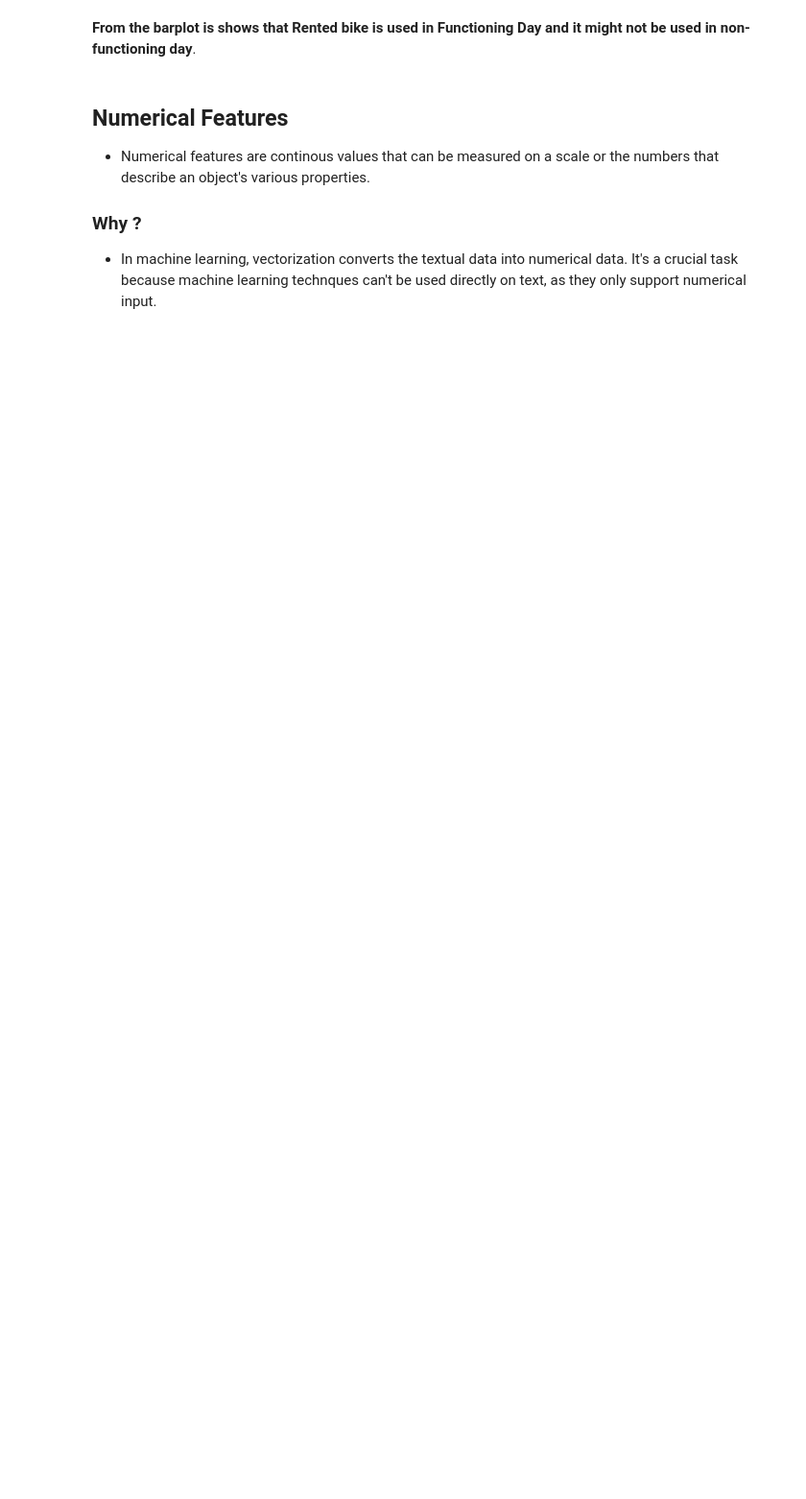
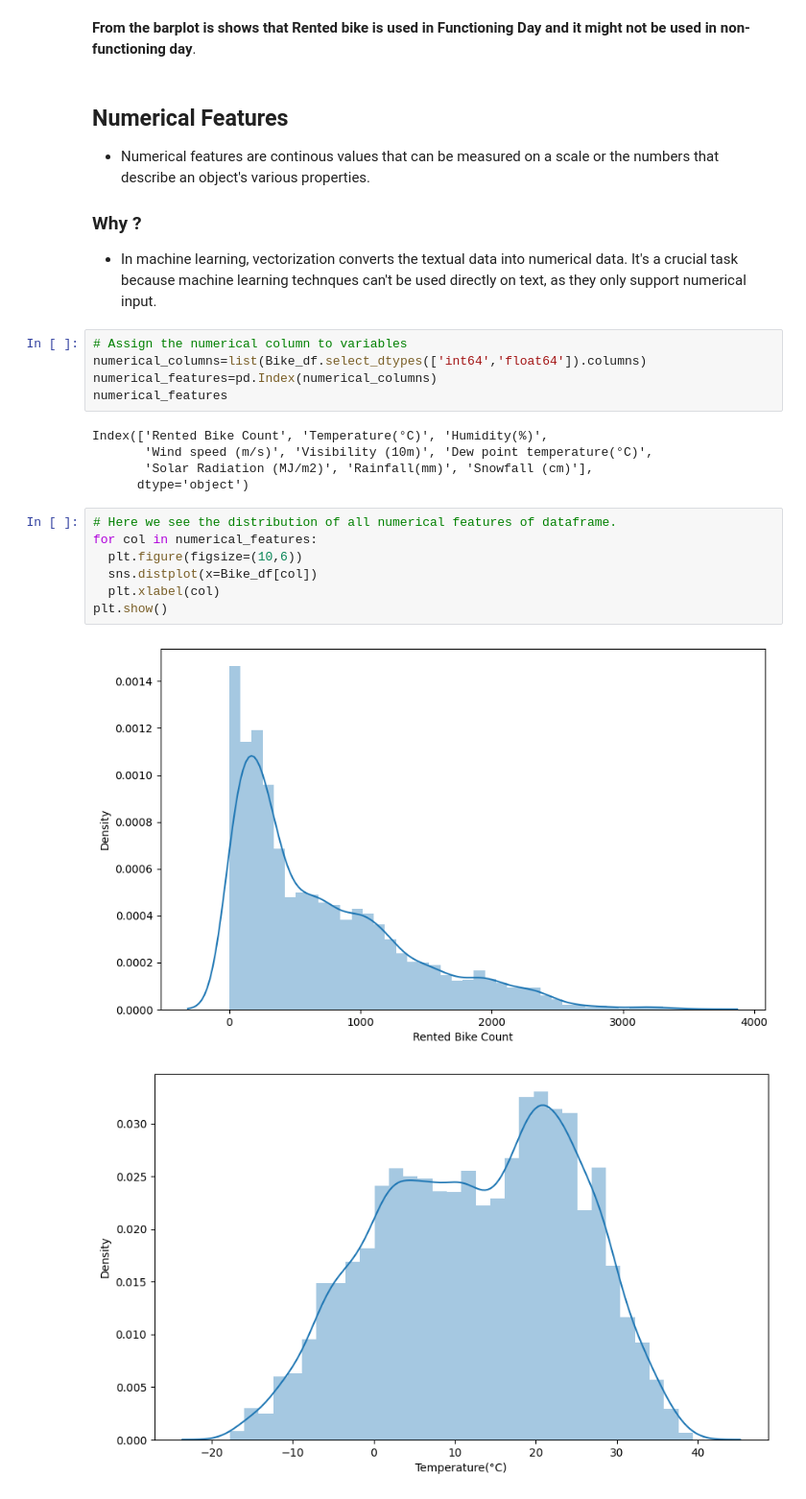
Before and after one commit to kumarsinghashu/Bike-sharing-demand-prediction, a Jupyter notebook: Bike_Sharing_Demand_Prediction_Capstone_Project_.ipynb, the cells around one changed output. Shown at 96% size. Cells and saved outputs as stored; diff of their text form; blank space fills up the shorter version.

```diff
--- a/Bike_Sharing_Demand_Prediction_Capstone_Project_.ipynb
+++ b/Bike_Sharing_Demand_Prediction_Capstone_Project_.ipynb
@@ -480,3 +480,23 @@ ax.set(title='Count for rental bike according to Functioning Day')
 
 ### <b>Why ?</b>
 * In machine learning, vectorization converts the textual data into numerical data. It's a crucial task because machine learning technques can't be used directly on text, as they only support numerical input.
+# %%
+# Assign the numerical column to variables
+numerical_columns=list(Bike_df.select_dtypes(['int64','float64']).columns)
+numerical_features=pd.Index(numerical_columns)
+numerical_features
+# %% [output]
+Index(['Rented Bike Count', 'Temperature(°C)', 'Humidity(%)',
+       'Wind speed (m/s)', 'Visibility (10m)', 'Dew point temperature(°C)',
+       'Solar Radiation (MJ/m2)', 'Rainfall(mm)', 'Snowfall (cm)'],
+      dtype='object')
+# %%
+# Here we see the distribution of all numerical features of dataframe.
+for col in numerical_features:
+  plt.figure(figsize=(10,6))
+  sns.distplot(x=Bike_df[col])
+  plt.xlabel(col)
+plt.show()
+# %% [output]
+[figure, added]
+[figure, added]
```
Also changed, not shown: parts of 17 cells of this notebook.
